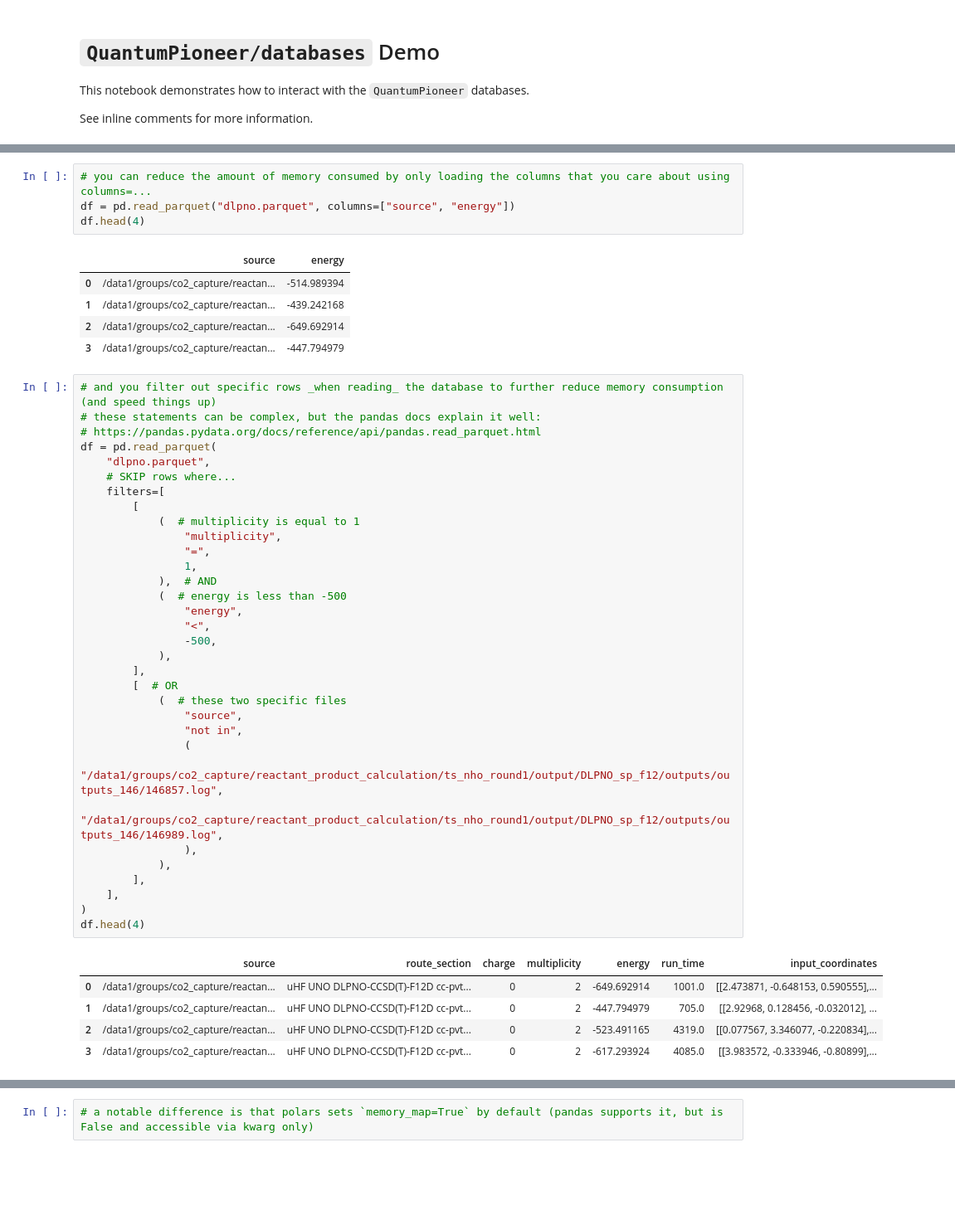
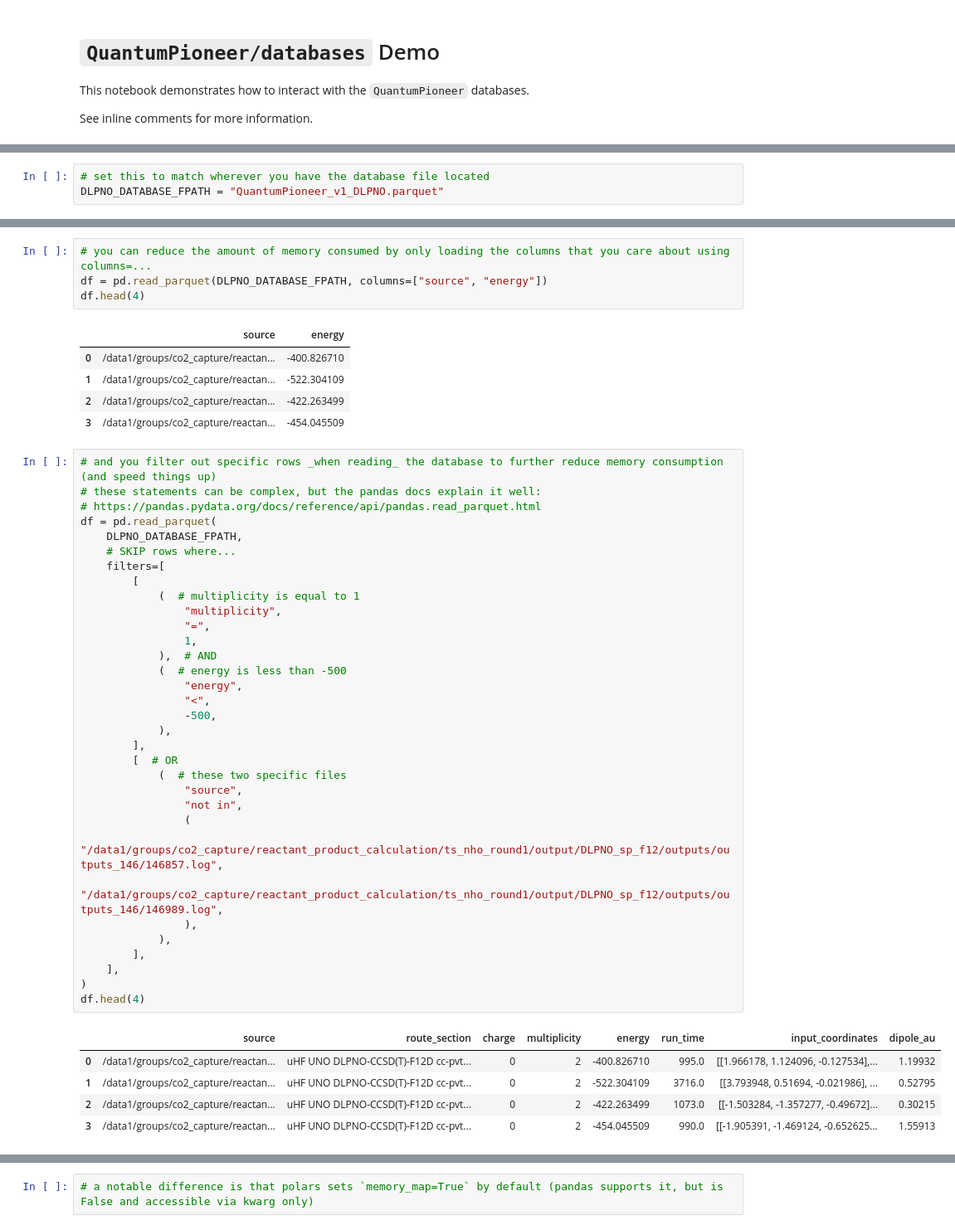
Before and after one commit to QuantumPioneer/databases, a Jupyter notebook: demo.ipynb, the cells around one changed output, grey strips where cells are left out. Shown at 83% size. Cells and saved outputs as stored; diff of their text form; blank space fills up the shorter version.

```diff
--- a/demo.ipynb
+++ b/demo.ipynb
@@ -18,3 +23,6 @@ from databases.schema import DLPNO_SCHEMA
+# %%
+# set this to match wherever you have the database file located
+DLPNO_DATABASE_FPATH = "QuantumPioneer_v1_DLPNO.parquet"
 # %%
 # just open and read the entire dataset (very practical with the DLPNO data, which is small), which will be slow with pandas
 df = pd.read_parquet(
@@ -52,51 +61,51 @@ df.iloc[0][["route_section", "input_coordinates"]].to_list()
 # %%
 # you can reduce the amount of memory consumed by only loading the columns that you care about using columns=...
-df = pd.read_parquet("dlpno.parquet", columns=["source", "energy"])
+df = pd.read_parquet(DLPNO_DATABASE_FPATH, columns=["source", "energy"])
 df.head(4)
 # %% [output]
 |  | source | energy |
-| 0 | /data1/groups/co2_capture/reactan... | -514.989394 |
-| 1 | /data1/groups/co2_capture/reactan... | -439.242168 |
-| 2 | /data1/groups/co2_capture/reactan... | -649.692914 |
-| 3 | /data1/groups/co2_capture/reactan... | -447.794979 |
+| 0 | /data1/groups/co2_capture/reactan... | -400.826710 |
+| 1 | /data1/groups/co2_capture/reactan... | -522.304109 |
+| 2 | /data1/groups/co2_capture/reactan... | -422.263499 |
+| 3 | /data1/groups/co2_capture/reactan... | -454.045509 |
 # %%
 # and you filter out specific rows _when reading_ the database to further reduce memory consumption (and speed things up)
 # these statements can be complex, but the pandas docs explain it well:
 # https://pandas.pydata.org/docs/reference/api/pandas.read_parquet.html
 df = pd.read_parquet(
-    "dlpno.parquet",
+    DLPNO_DATABASE_FPATH,
     # SKIP rows where...
     filters=[
         [
             (  # multiplicity is equal to 1
                 "multiplicity",
                 "=",
                 1,
             ),  # AND
             (  # energy is less than -500
                 "energy",
                 "<",
                 -500,
             ),
         ],
         [  # OR
             (  # these two specific files
                 "source",
                 "not in",
                 (
                     "/data1/groups/co2_capture/reactant_product_calculation/ts_nho_round1/output/DLPNO_sp_f12/outputs/outputs_146/146857.log",
                     "/data1/groups/co2_capture/reactant_product_calculation/ts_nho_round1/output/DLPNO_sp_f12/outputs/outputs_146/146989.log",
                 ),
             ),
         ],
     ],
 )
 df.head(4)
 # %% [output]
-|  | source | route_section | charge | multiplicity | energy | run_time | input_coordinates |
-| 0 | /data1/groups/co2_capture/reactan... | uHF UNO DLPNO-CCSD(T)-F12D cc-pvt... | 0 | 2 | -649.692914 | 1001.0 | [[2.473871, -0.648153, 0.590555],... |
-| 1 | /data1/groups/co2_capture/reactan... | uHF UNO DLPNO-CCSD(T)-F12D cc-pvt... | 0 | 2 | -447.794979 | 705.0 | [[2.92968, 0.128456, -0.032012], ... |
-| 2 | /data1/groups/co2_capture/reactan... | uHF UNO DLPNO-CCSD(T)-F12D cc-pvt... | 0 | 2 | -523.491165 | 4319.0 | [[0.077567, 3.346077, -0.220834],... |
-| 3 | /data1/groups/co2_capture/reactan... | uHF UNO DLPNO-CCSD(T)-F12D cc-pvt... | 0 | 2 | -617.293924 | 4085.0 | [[3.983572, -0.333946, -0.80899],... |
+|  | source | route_section | charge | multiplicity | energy | run_time | input_coordinates | dipole_au |
+| 0 | /data1/groups/co2_capture/reactan... | uHF UNO DLPNO-CCSD(T)-F12D cc-pvt... | 0 | 2 | -400.826710 | 995.0 | [[1.966178, 1.124096, -0.127534],... | 1.19932 |
+| 1 | /data1/groups/co2_capture/reactan... | uHF UNO DLPNO-CCSD(T)-F12D cc-pvt... | 0 | 2 | -522.304109 | 3716.0 | [[3.793948, 0.51694, -0.021986], ... | 0.52795 |
+| 2 | /data1/groups/co2_capture/reactan... | uHF UNO DLPNO-CCSD(T)-F12D cc-pvt... | 0 | 2 | -422.263499 | 1073.0 | [[-1.503284, -1.357277, -0.49672]... | 0.30215 |
+| 3 | /data1/groups/co2_capture/reactan... | uHF UNO DLPNO-CCSD(T)-F12D cc-pvt... | 0 | 2 | -454.045509 | 990.0 | [[-1.905391, -1.469124, -0.652625... | 1.55913 |
 # %%
 # you can also filter out based on one row without actually loading it
```
Also changed, not shown: parts of 15 cells of this notebook.
